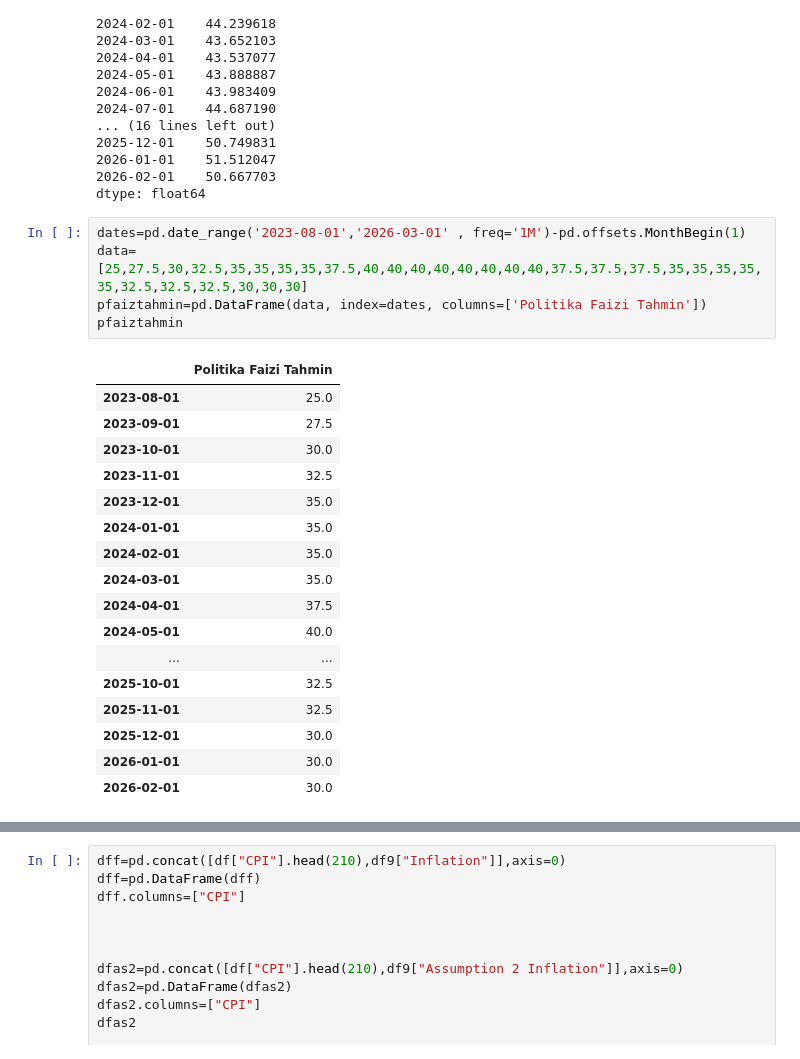
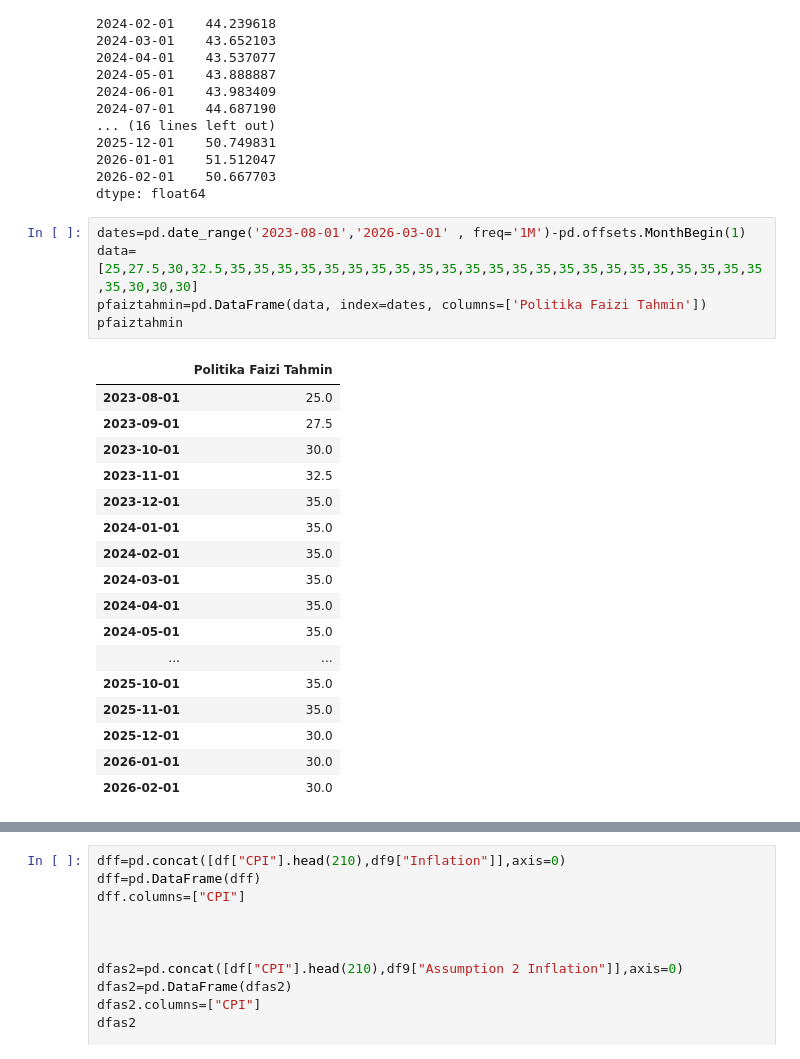
Before and after one commit to kaboya19/InflationForecast, a Jupyter notebook: InflationForecast.ipynb, the cells around one changed output, grey strips where cells are left out. Drawn from its saved outputs; the diff is of its cells as text.

```diff
--- a/InflationForecast.ipynb
+++ b/InflationForecast.ipynb
@@ -1071,24 +1071,24 @@ faiztahmin
 dtype: float64
 # %%
 dates=pd.date_range('2023-08-01','2026-03-01' , freq='1M')-pd.offsets.MonthBegin(1)
-data=[25,27.5,30,32.5,35,35,35,35,37.5,40,40,40,40,40,40,40,40,37.5,37.5,37.5,35,35,35,35,35,32.5,32.5,32.5,30,30,30]
+data=[25,27.5,30,32.5,35,35,35,35,35,35,35,35,35,35,35,35,35,35,35,35,35,35,35,35,35,35,35,35,30,30,30]
 pfaiztahmin=pd.DataFrame(data, index=dates, columns=['Politika Faizi Tahmin'])
 pfaiztahmin
 # %% [output]
 |  | Politika Faizi Tahmin |
 | 2023-08-01 | 25.0 |
 | 2023-09-01 | 27.5 |
 | 2023-10-01 | 30.0 |
 | 2023-11-01 | 32.5 |
 | 2023-12-01 | 35.0 |
 | 2024-01-01 | 35.0 |
 | 2024-02-01 | 35.0 |
 | 2024-03-01 | 35.0 |
-| 2024-04-01 | 37.5 |
-| 2024-05-01 | 40.0 |
+| 2024-04-01 | 35.0 |
+| 2024-05-01 | 35.0 |
 | ... | ... |
-| 2025-10-01 | 32.5 |
-| 2025-11-01 | 32.5 |
+| 2025-10-01 | 35.0 |
+| 2025-11-01 | 35.0 |
 | 2025-12-01 | 30.0 |
 | 2026-01-01 | 30.0 |
 | 2026-02-01 | 30.0 |
```
Also changed, not shown: parts of 11 cells of this notebook.
